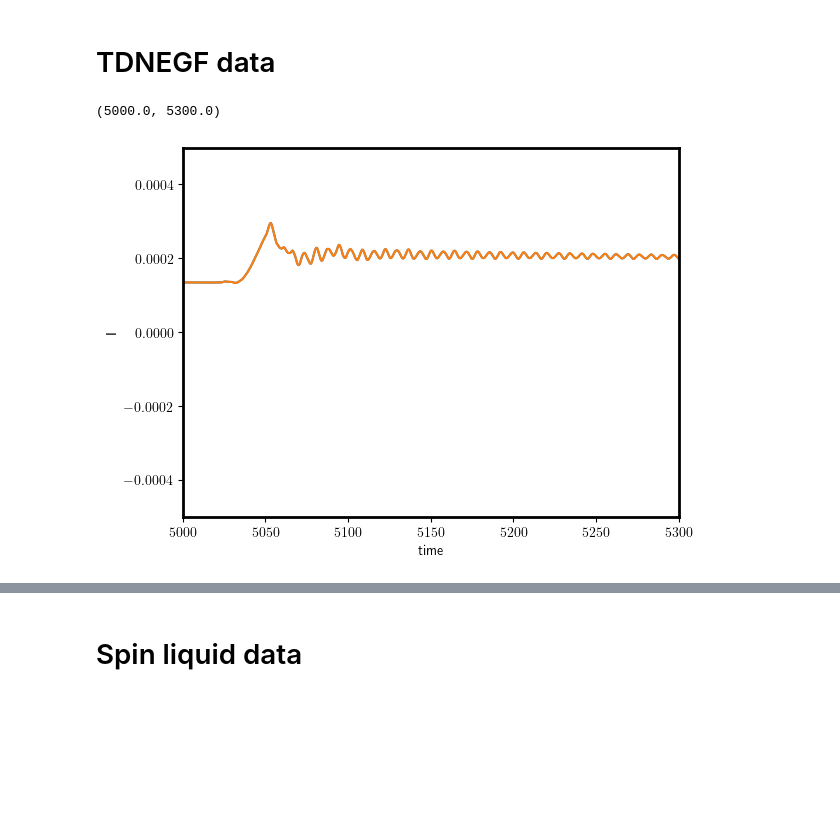
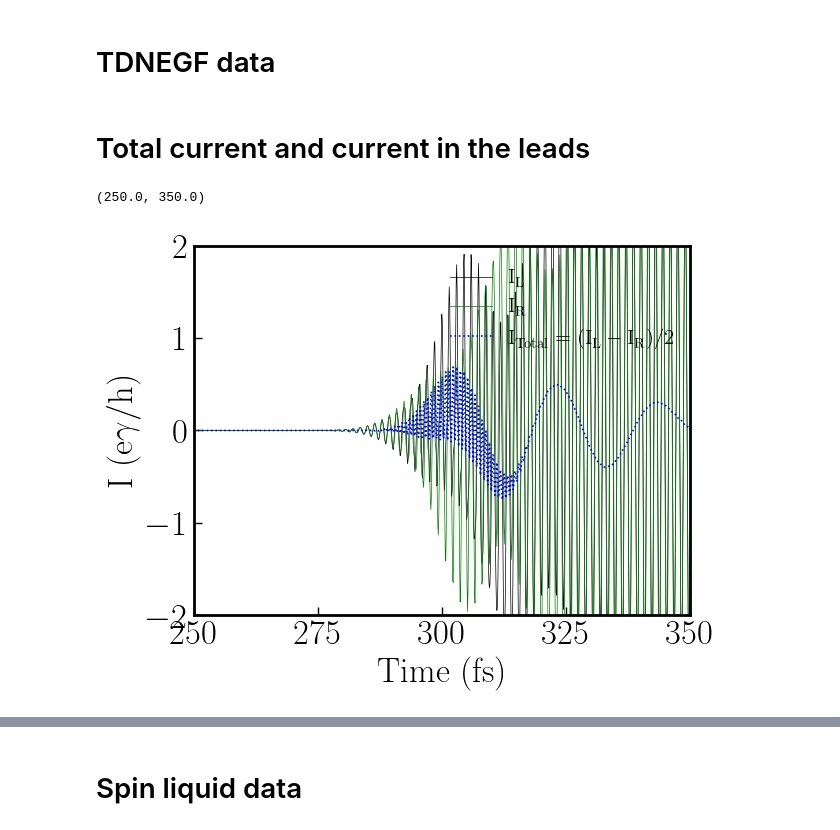
Before and after one commit to Jalil199/TDNEGF, a Jupyter notebook: Figures_main.ipynb, the cells around one changed output, grey strips where cells are left out. Drawn from its saved outputs; the diff is of its cells as text; code cells hidden in the pictures; blank space fills up the shorter version.

```diff
--- a/Figures_main.ipynb
+++ b/Figures_main.ipynb
@@ -5,5 +5,7 @@ from matplotlib import rcParams
 from matplotlib.ticker import (MultipleLocator, AutoMinorLocator)
 rcParams['axes.linewidth']=2
 rcParams['text.usetex']=True#True
+fs =25
 #path = "/home/jalil/Projects2023/TDNEGF/TDNEGF/data/"
+path = "./data"
 # %%
@@ -43,20 +43,25 @@ def fourier_transform(times,data,dt):
     return xf, yf
 # %% [markdown]
 # TDNEGF data
+# %% [markdown]
+# Total current and current in the leads
 # %%
 fig,axs = plt.subplots(1,1)
 #plt.plot(data[f"cspins_f_{name1}"][:,0],data[f"cspins_f_{name1}"][:,13])
-#axs.plot(cc_f[:,0],cc_f[:,1])
-axs.plot(cc_f[:,0],cc_f[:,2])
-axs.plot(cc_f[:,0],cc_f[:,3])
-axs.set_ylabel("I")
-axs.set_xlabel("time")
-#axs.set_ylim([-0.1,0.1])
-#axs.axhline(0.)
-plt.ylim([-0.5e-3,0.5e-3])
-
-plt.ylim([-0.5e-3,0.5e-3])
-plt.xlim([5000,5300])
+axs.plot(cc_f[:,0],cc_f[:,1],color= 'black',lw = 0.5,label =r'$\mathrm{I_L}$')
+axs.plot(cc_f[:,0],cc_f[:,2],color= 'green',lw = 0.5,label = r'$\mathrm{I_R}$')
+axs.plot(cc_f[:,0],(cc_f[:,1]-cc_f[:,2])/2,color= 'blue',ls = ':' ,lw = 1.2,alpha= 1.0 ,label = r'$\mathrm{I_{Total} = (I_L - I_R)/2 }$')
+axs.set_ylabel(r"$\mathrm{I\ (e\gamma/h)}$", fontsize = fs)
+axs.set_xlabel(r"$\mathrm{Time\ (fs)}$",fontsize = fs)
+#axs.set_ylim([-8e-6,8e-6])
+axs.set_ylim([-20e-1,20e-1])
+axs.tick_params(axis='both', which='both', labelsize=fs,direction='in', length=6,width=1)
+axs.ticklabel_format(axis="y", style="sci", scilimits=(-1,2), useMathText=True)
+axs.yaxis.offsetText.set_fontsize(fs)
+#axs.set_xlim([5000,5300])
+#axs.set_xlim([7000,8000])
+plt.legend(frameon = False, fontsize = fs-10, loc= (0.5,  0.7))
+axs.set_xlim([250,350])
 # %% [output]
-(5000.0, 5300.0)
+(250.0, 350.0)
-[figure, old version]
+[figure, new version]
```
Also changed, not shown: parts of 34 cells of this notebook, 42 other files.
